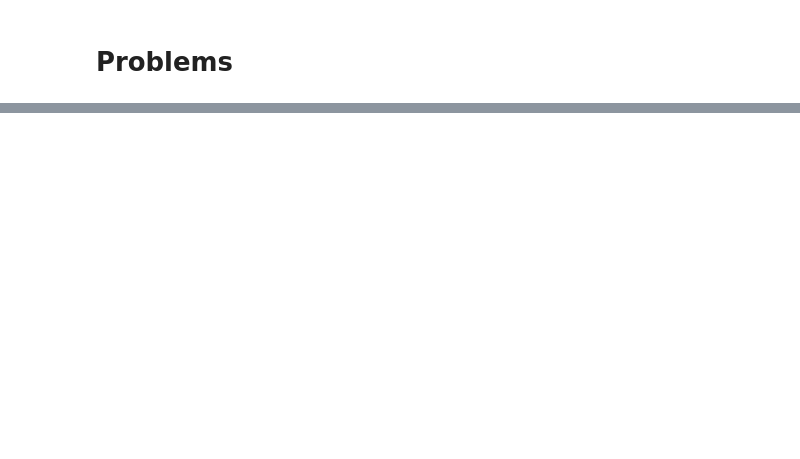
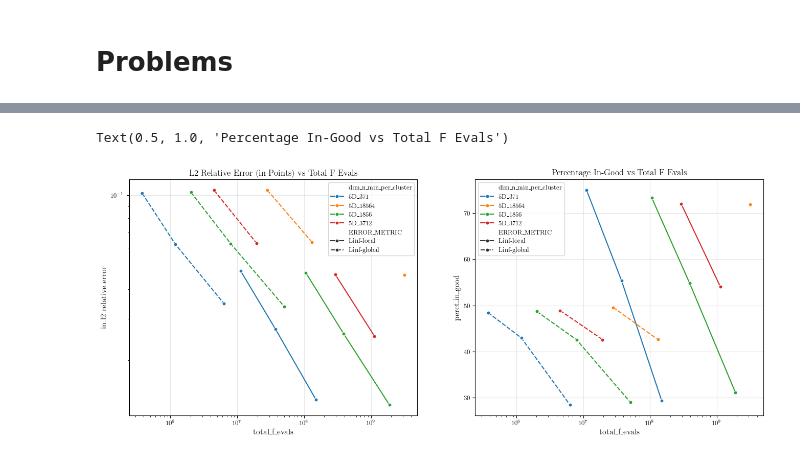
Before and after one commit to ut-padas/affini, a Jupyter notebook: ics26_eda.ipynb, the cells around one changed output, grey strips where cells are left out. Saved outputs shown, nothing was run; the diff lists cells and outputs as text; code cells hidden in the pictures; blank space fills up the shorter version.

```diff
--- a/ics26_eda.ipynb
+++ b/ics26_eda.ipynb
@@ -365,0 +380,29 @@ Skip: dim=10, ERROR_METRIC=Linf-local
+# %%
+plt.figure(figsize=(16, 6))
+plt.subplot(1, 2, 1)
+sns.lineplot(
+    data=df_problem,
+    x="total_f_evals",
+    y="in_l2_relative_error",
+    hue=dim_col,
+    style="ERROR_METRIC",
+    marker="o",
+)
+plt.xscale("log")
+plt.yscale("log")
+plt.title("L2 Relative Error (in-Points) vs Total F Evals")
+
+plt.subplot(1, 2, 2)
+sns.lineplot(
+    data=df_problem,
+    x="total_f_evals",
+    y="perct_in_good",
+    hue=dim_col,
+    style="ERROR_METRIC",
+    marker="o",
+)
+plt.xscale("log")
+plt.title("Percentage In-Good vs Total F Evals")
+# %% [output]
+Text(0.5, 1.0, 'Percentage In-Good vs Total F Evals')
+[figure, added]
```
Also changed, not shown: parts of 6 cells of this notebook.
